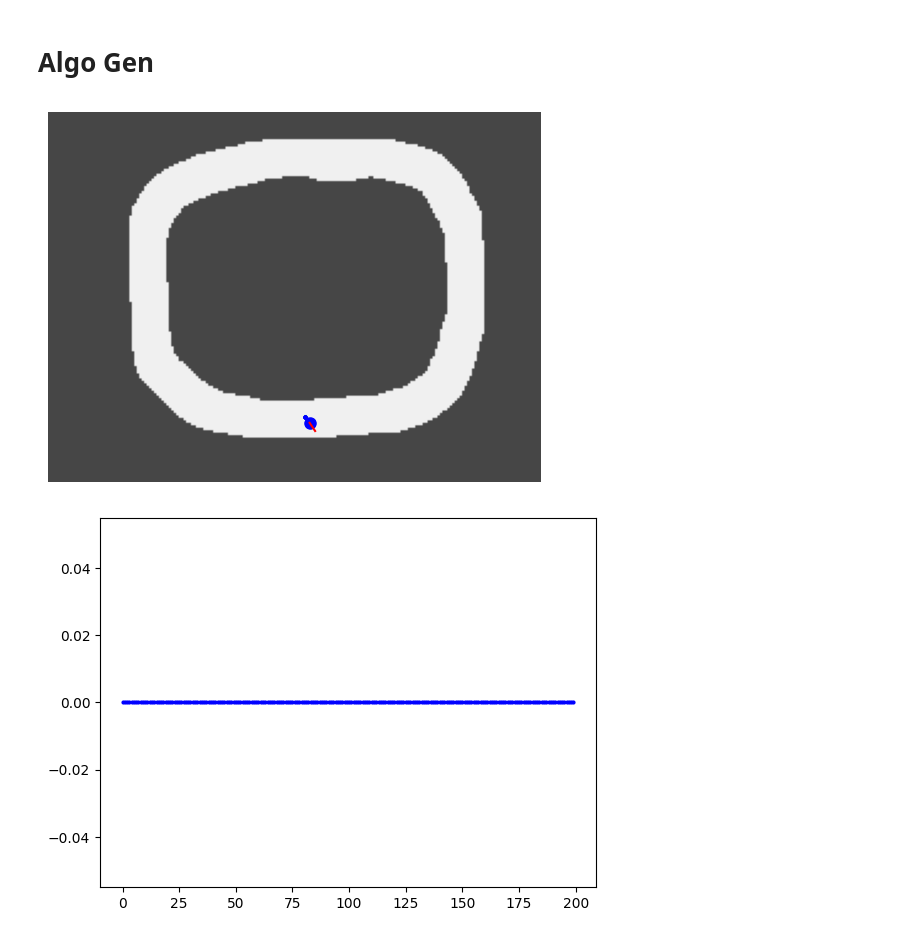
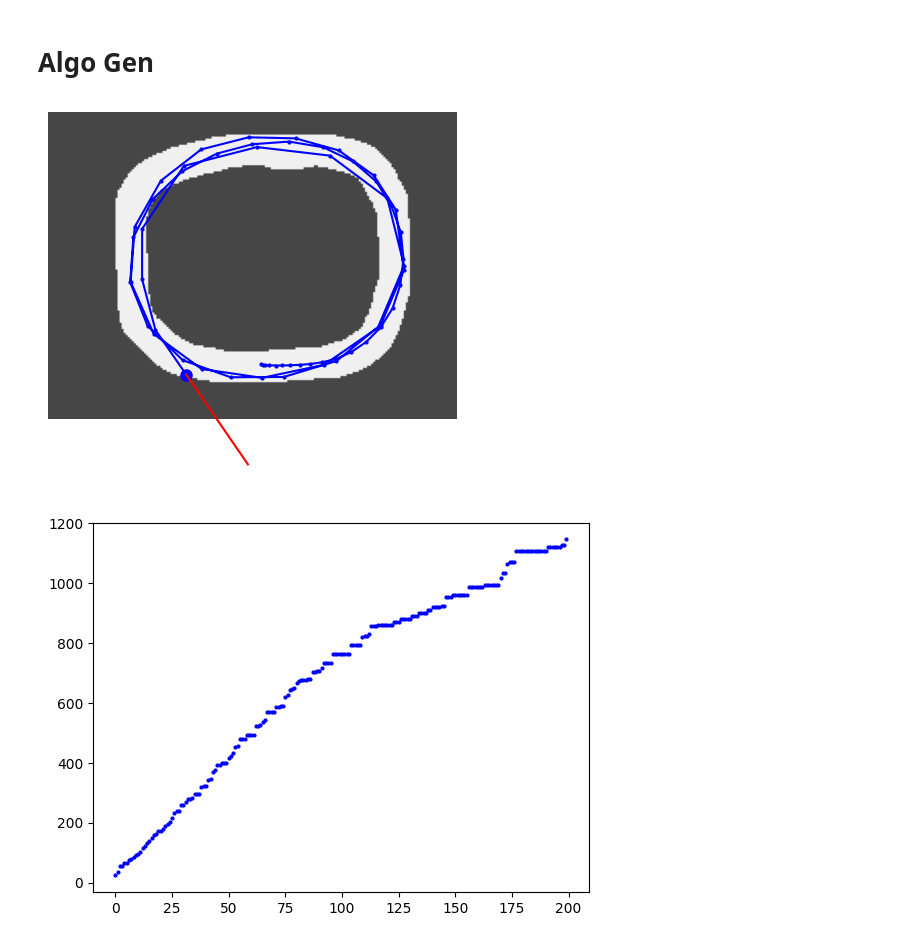
Before and after one commit to GeckSpy/EP-trajectory-optimisation, a Jupyter notebook: algo_gen/env_03.ipynb, the cells around one changed output. Cells and saved outputs as stored; diff of their text form; code cells hidden in the pictures.

Commit message:
update reward of env_03

```diff
--- a/algo_gen/env_03.ipynb
+++ b/algo_gen/env_03.ipynb
@@ -301,7 +301,8 @@ class MyEnv(Env):
         is_done = False
         reward = 0
 
-        previous_coor = self.car.coor
+        x,y = self.car.coor.get()
+        previous_coor = Coor((x,y))
         if action[0]==-1:
             self.car.brake()
         elif action[0]==1:
@@ -378,7 +365,7 @@ def score(actions, show=False, wt=0.01):
         if (done == True) or (step >=max_step) or (step >= len(actions)) :
             running = False
 
-    return -sum_reward
+    return sum_reward
 
 
 def rd_action():
@@ -429,7 +416,7 @@ def cross_over(indiv1: Indiv, indiv2: Indiv):
     return co
 
 def sort_pop(pop):
-    pop.sort( key = lambda x: x.score)
+    pop.sort( key = lambda x: -x.score)
 
 def copy_indiv(indiv: Indiv):
     return Indiv([x for x in indiv.actions], indiv.score)
@@ -465,35 +452,35 @@ def select_pop(pop):
     while (len(new_pop) < LEN_POP):
         new_pop.append(gen_indiv())
 
     return new_pop
 
 
 LEN_POP = 600
 def algo_gen():
     NB_GEN = 200
     pop = gen_pop()
     score_liste = []
     for gen in range(NB_GEN):
         sort_pop(pop)
         pop = select_pop(pop)
 
         if gen % 1 == 0:
             print(gen, end=" ")
         if (gen+1) % 50 == 0:
             print(pop[0].actions)
             score(pop[0].actions, show=True)
         score_liste.append(pop[0].score)
 
     for gen,sc in enumerate(score_liste):
         plt.plot(gen, sc, '-o', color='blue', markersize=2)
     plt.show()
     return pop[0]
 
 
 best = algo_gen()
 # %% [output]
-[figure, old version]
+[figure, new version]
-[figure, old version]
+[figure, new version]
 # %%
 score(best.actions, show=True, wt=0.001)
 env.close()
```
Also changed, not shown: parts of 1 cell of this notebook, 1 other file.
